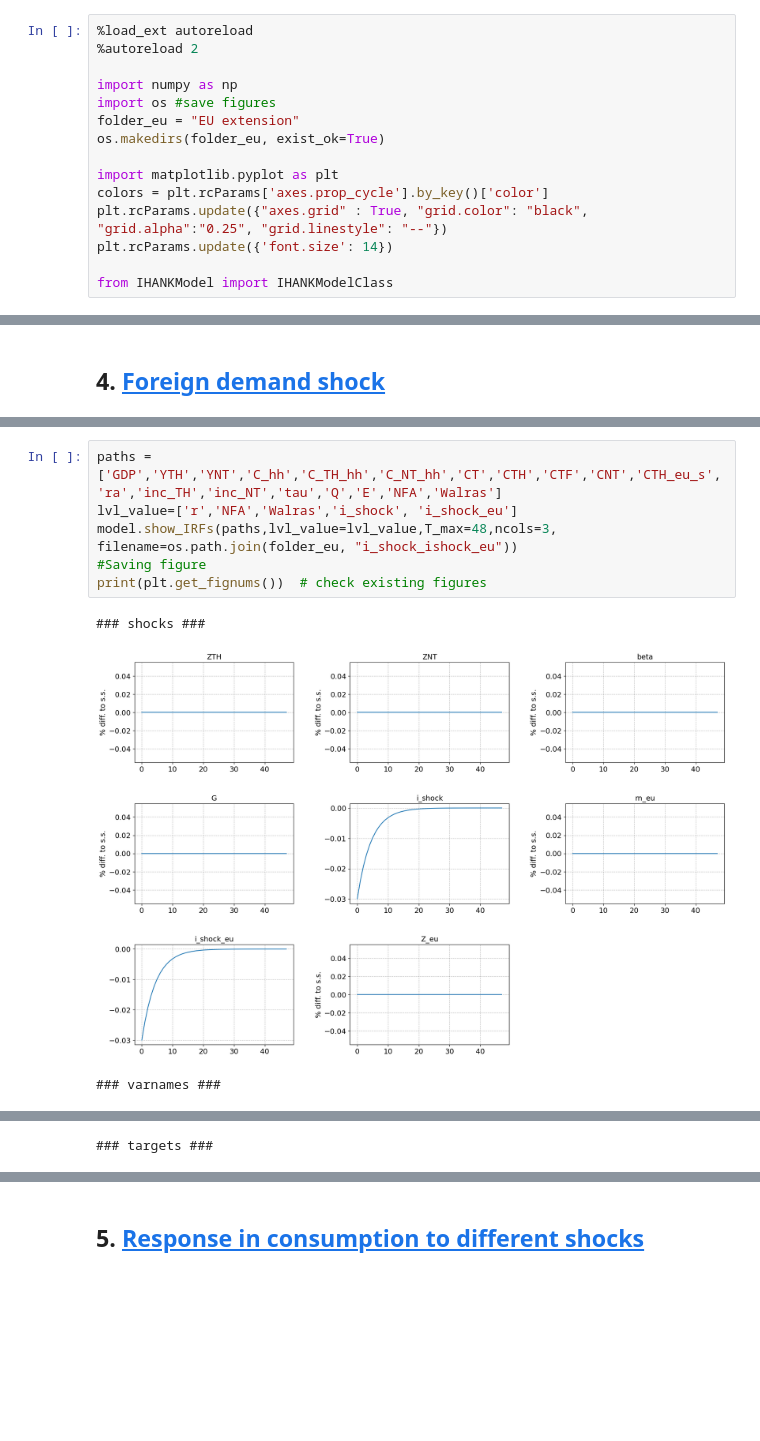
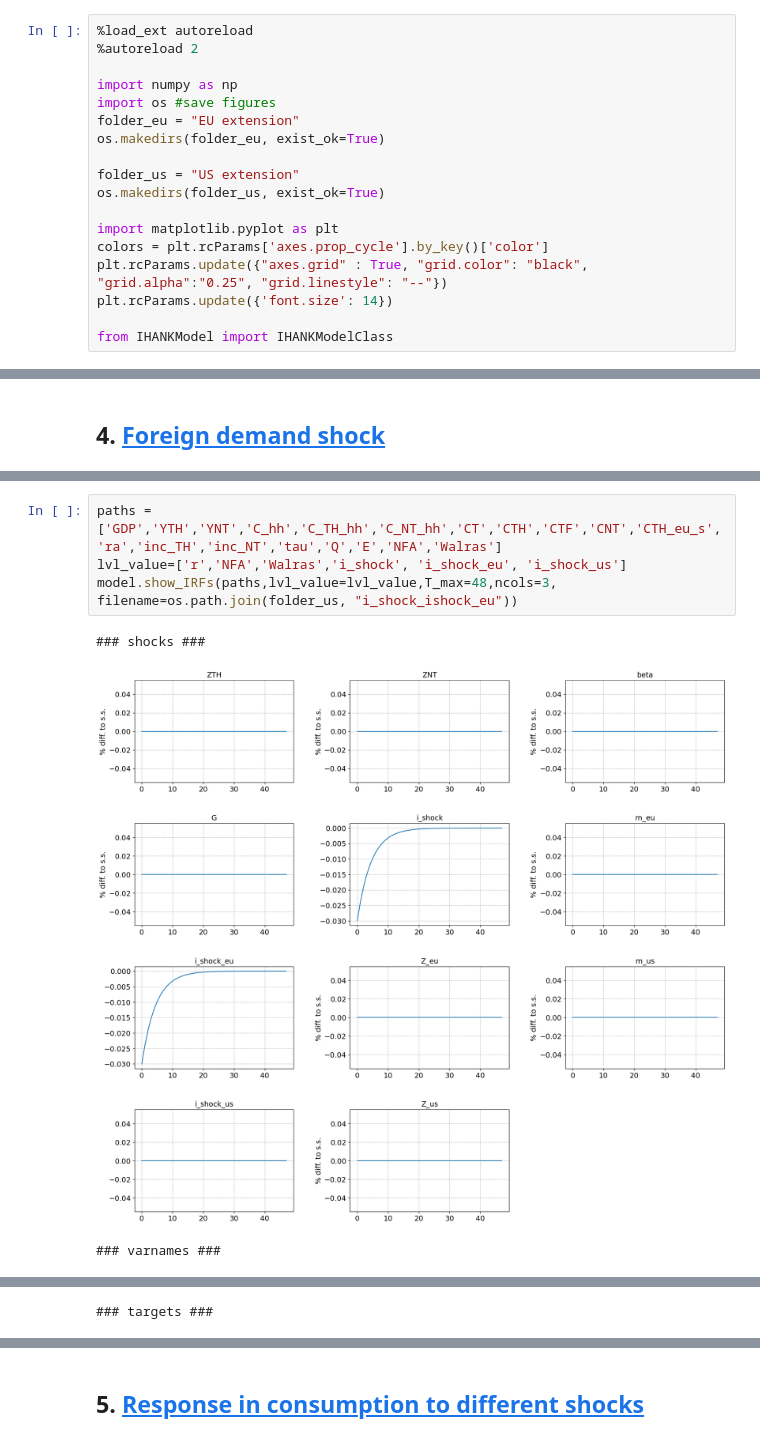
Before and after one commit to AndreaNoergaardAndersen/Master-Thesis, a Jupyter notebook: I-HANK - EU and US/IHANK.ipynb, the cells around one changed output, grey strips where cells are left out. Saved outputs shown, nothing was run; the diff lists cells and outputs as text; blank space fills up the shorter version.

Commit message:
US extension complete

```diff
--- a/I-HANK - EU and US/IHANK.ipynb
+++ b/I-HANK - EU and US/IHANK.ipynb
@@ -28,6 +28,9 @@ import os #save figures
 folder_eu = "EU extension"
 os.makedirs(folder_eu, exist_ok=True)
 
+folder_us = "US extension"
+os.makedirs(folder_us, exist_ok=True)
+
 import matplotlib.pyplot as plt
 colors = plt.rcParams['axes.prop_cycle'].by_key()['color']
 plt.rcParams.update({"axes.grid" : True, "grid.color": "black", "grid.alpha":"0.25", "grid.linestyle": "--"})
@@ -268,10 +274,8 @@ transition path found in 27.0 secs
 # %%
 paths = ['GDP','YTH','YNT','C_hh','C_TH_hh','C_NT_hh','CT','CTH','CTF','CNT','CTH_eu_s','ra','inc_TH','inc_NT','tau','Q','E','NFA','Walras']
-lvl_value=['r','NFA','Walras','i_shock', 'i_shock_eu']
-model.show_IRFs(paths,lvl_value=lvl_value,T_max=48,ncols=3, filename=os.path.join(folder_eu, "i_shock_ishock_eu"))
-#Saving figure
-print(plt.get_fignums())  # check existing figures
+lvl_value=['r','NFA','Walras','i_shock', 'i_shock_eu', 'i_shock_us']
+model.show_IRFs(paths,lvl_value=lvl_value,T_max=48,ncols=3, filename=os.path.join(folder_us, "i_shock_ishock_eu"))
 # %% [output]
 ### shocks ###
-[figure, old version]
+[figure, new version]
 ### varnames ###
```
Also changed, not shown: parts of 23 cells of this notebook, 11 other files.
